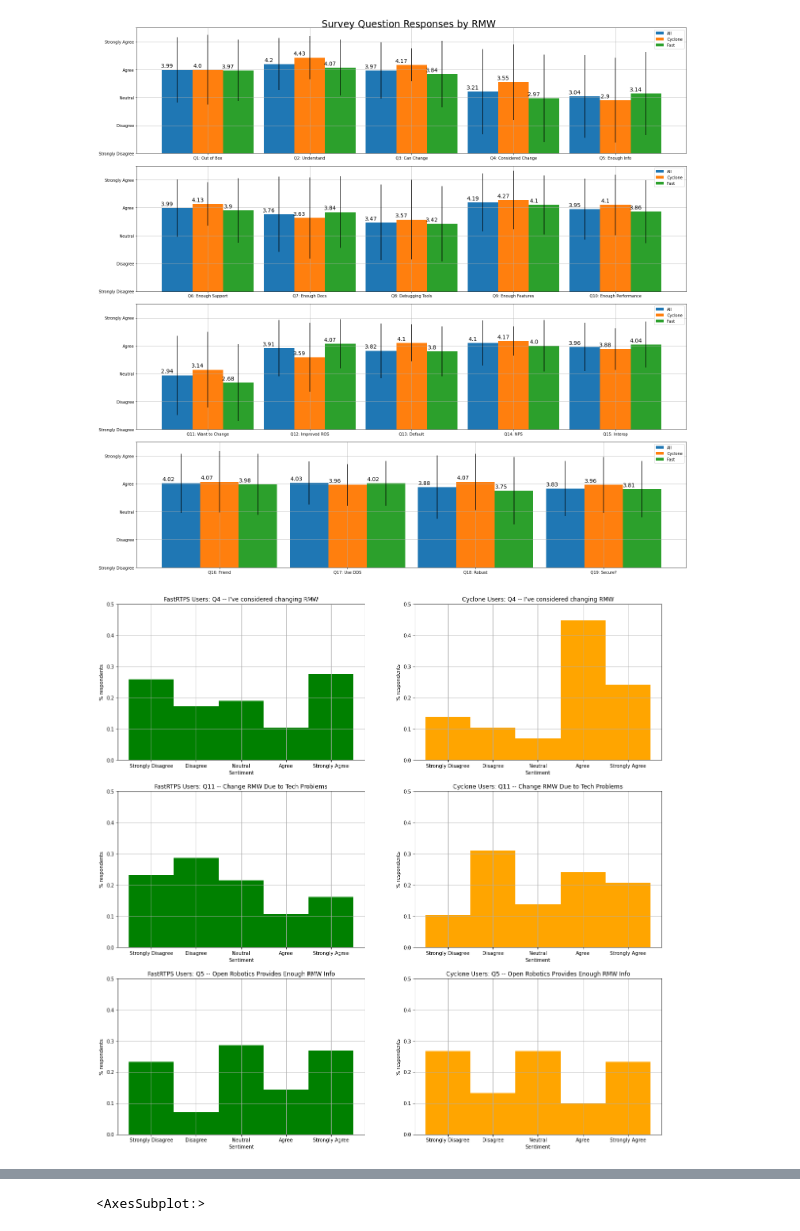
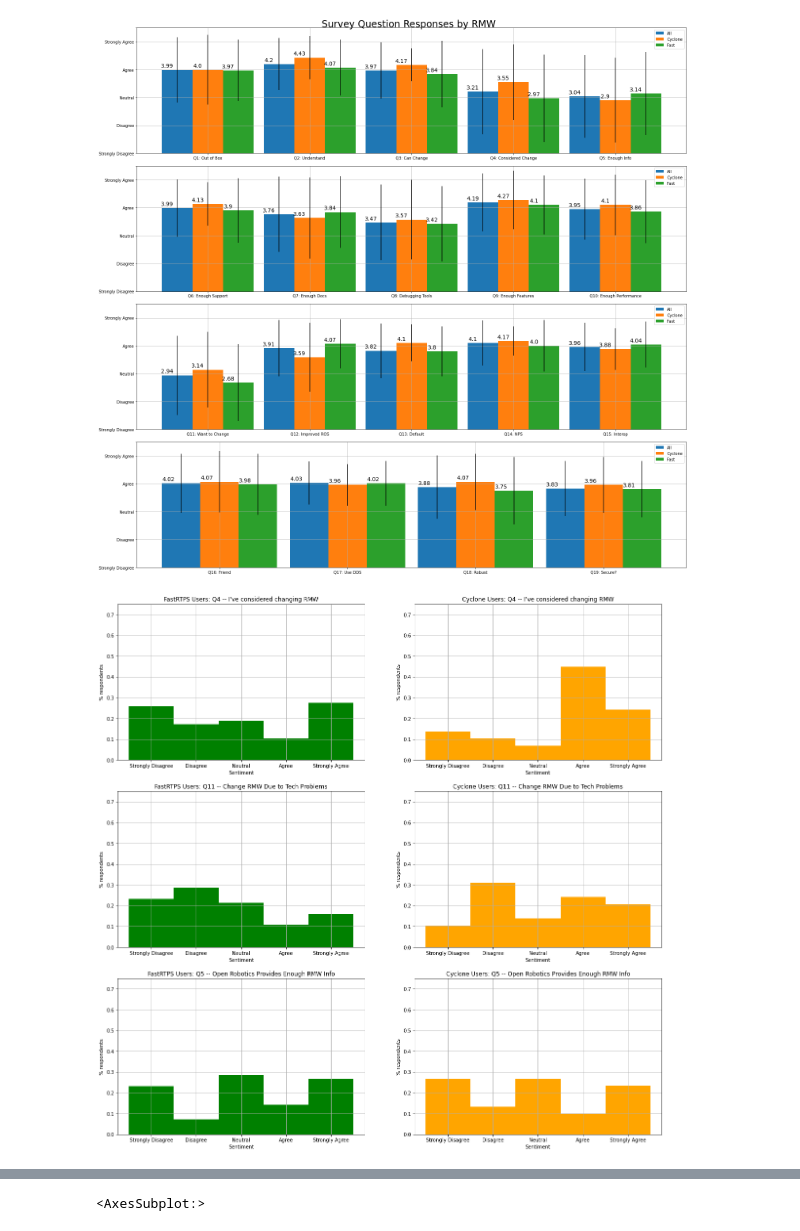
Before and after one commit to osrf/TSC-RMW-Reports, a Jupyter notebook: galactic/SurveyPlots.ipynb, the cells around one changed output, grey strips where cells are left out. Saved outputs shown, nothing was run; the diff lists cells and outputs as text; code cells hidden in the pictures.

Commit message:
Updated plots for user survey.

```diff
--- a/galactic/SurveyPlots.ipynb
+++ b/galactic/SurveyPlots.ipynb
@@ -221,26 +221,26 @@ plt.savefig("./plots/SurveyResponses.png")
 # %%
 fig, ax = plt.subplots(3,2,figsize=(20, 20))
 
 def plot_q_hist(ax,data,title,color):
     ax.hist(data,density=True,bins=[1,2,3,4,5,6],color=color)
     ax.grid()
     x = np.array([1,2,3,4,5])
     ax.set_xticks(x+0.5)
-    ax.set_ylim(0,0.5)
+    ax.set_ylim(0,0.75)
     ax.set_ylabel("% respondents")
     ax.set_xlabel("Sentiment")
     ax.set_xticklabels(["Strongly Disagree","Disagree","Neutral","Agree","Strongly Agree"])
     ax.set_title(title)
 
 plot_q_hist(ax[0][0],fast["change_considered"].apply(agree_score).dropna(),"FastRTPS Users: Q4 -- I've considered changing RMW",color="green")
 plot_q_hist(ax[0][1],cyclone["change_considered"].apply(agree_score).dropna(),"Cyclone Users: Q4 -- I've considered changing RMW",color="orange")
 plot_q_hist(ax[1][0],fast["considered_change"].apply(agree_score).dropna(),"FastRTPS Users: Q11 -- Change RMW Due to Tech Problems",color="green")
 plot_q_hist(ax[1][1],cyclone["considered_change"].apply(agree_score).dropna(),"Cyclone Users: Q11 -- Change RMW Due to Tech Problems",color="orange")
 plot_q_hist(ax[2][0],fast["selection"].apply(agree_score).dropna(),"FastRTPS Users: Q5 -- Open Robotics Provides Enough RMW Info",color="green")
 plot_q_hist(ax[2][1],cyclone["selection"].apply(agree_score).dropna(),"Cyclone Users: Q5 -- Open Robotics Provides Enough RMW Info",color="orange")
 plt.savefig("./plots/SurveyDrillDown1.png")
 # %% [output]
-[figure, old version]
+[figure, new version]
 # %%
 fig, ax = plt.subplots(3,2,figsize=(20, 20))
 plot_q_hist(ax[0][0],fast["advocate_default"].apply(agree_score).dropna(),"FastRTPS Users: Q13 -- My RMW Should Be Default",color="green")
```
Also changed, not shown: parts of 2 cells of this notebook, 2 other files.
